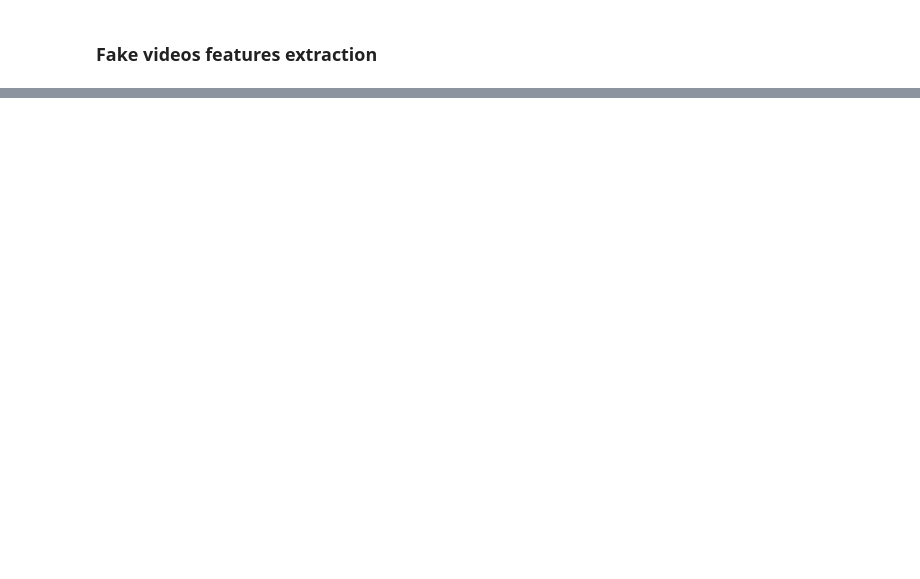
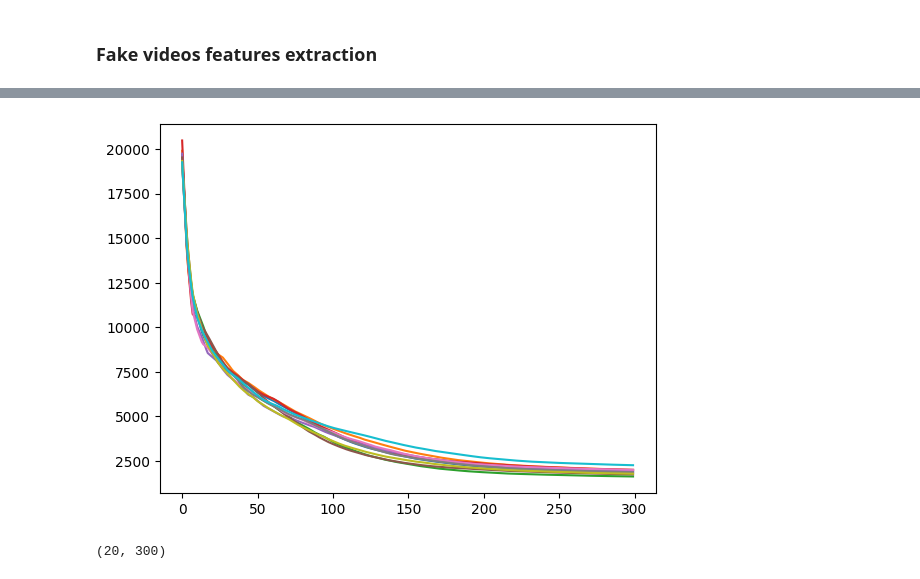
Before and after one commit to Omar-ahmed314/Revelio, a Jupyter notebook: lib/dft/feature_extraction.ipynb, the cells around one changed output, grey strips where cells are left out. Drawn from its saved outputs; the diff is of its cells as text; code cells hidden in the pictures; blank space fills up the shorter version.

```diff
--- a/lib/dft/feature_extraction.ipynb
+++ b/lib/dft/feature_extraction.ipynb
@@ -79,12 +134,14 @@ for i, dir in enumerate(fake_videos_paths):
         threads.append(t)
         t.start()
 
-        if (j + 1) % 50 == 0:
+        if (j + 1) % 10 == 0:
             for thread in threads:
                 thread.join()
             threads = []
+            break
+    break
 
     # extract the csv file for the current fake dir
-    fake_videos_features_df = pd.DataFrame(data = fake_azi_vectors)
-    fake_videos_features_df['Label'] = 1
-    fake_videos_features_df.to_csv('fake_videos_features_vector_{}.csv'.format(i))
+    # fake_videos_features_df = pd.DataFrame(data = fake_azi_vectors)
+    # fake_videos_features_df['Label'] = 1
+    # fake_videos_features_df.to_csv('fake_videos_features_vector_{}.csv'.format(i))
@@ -90,0 +169,7 @@ for i, dir in enumerate(fake_videos_paths):
+# %%
+x = np.arange(300)
+for plot in fake_azi_vectors:
+    plt.plot(x, plot)
+plt.show()
+# %% [output]
+[figure, added]
@@ -90,0 +184,4 @@ for i, dir in enumerate(fake_videos_paths):
+# %%
+print(concantenated_azi_vectors.shape)
+# %% [output]
+(20, 300)
```
Also changed, not shown: parts of 7 cells of this notebook, 9 other files.
